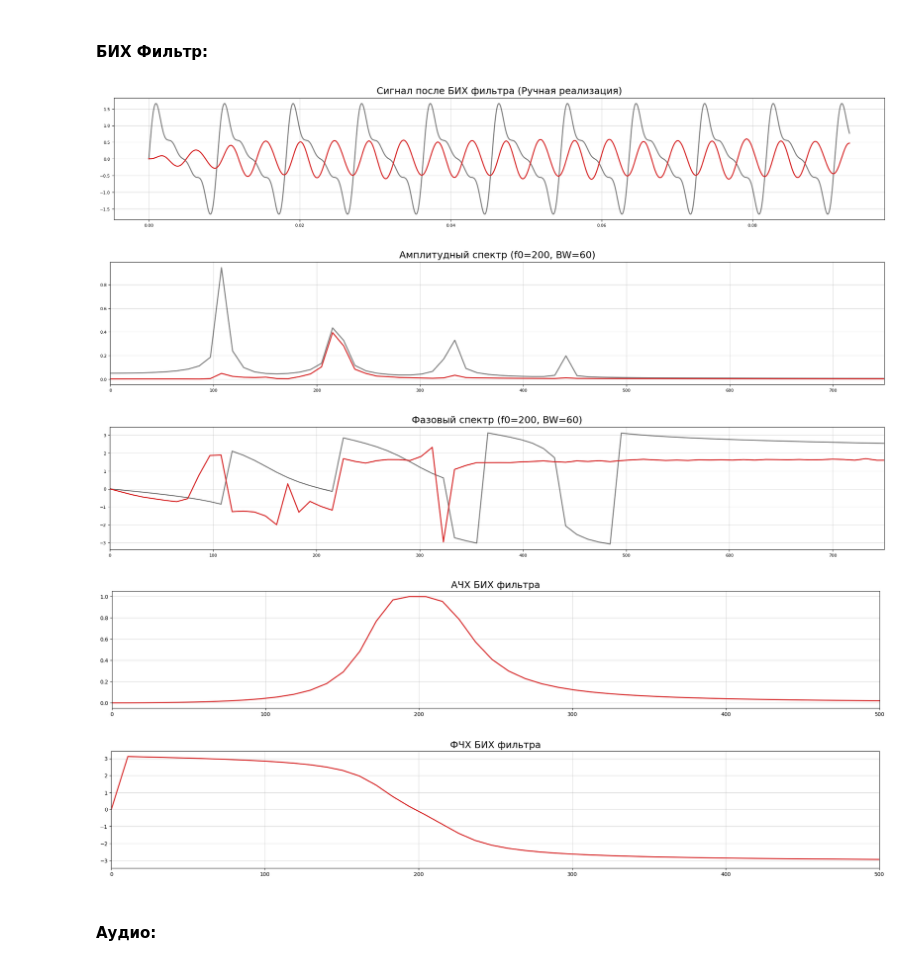
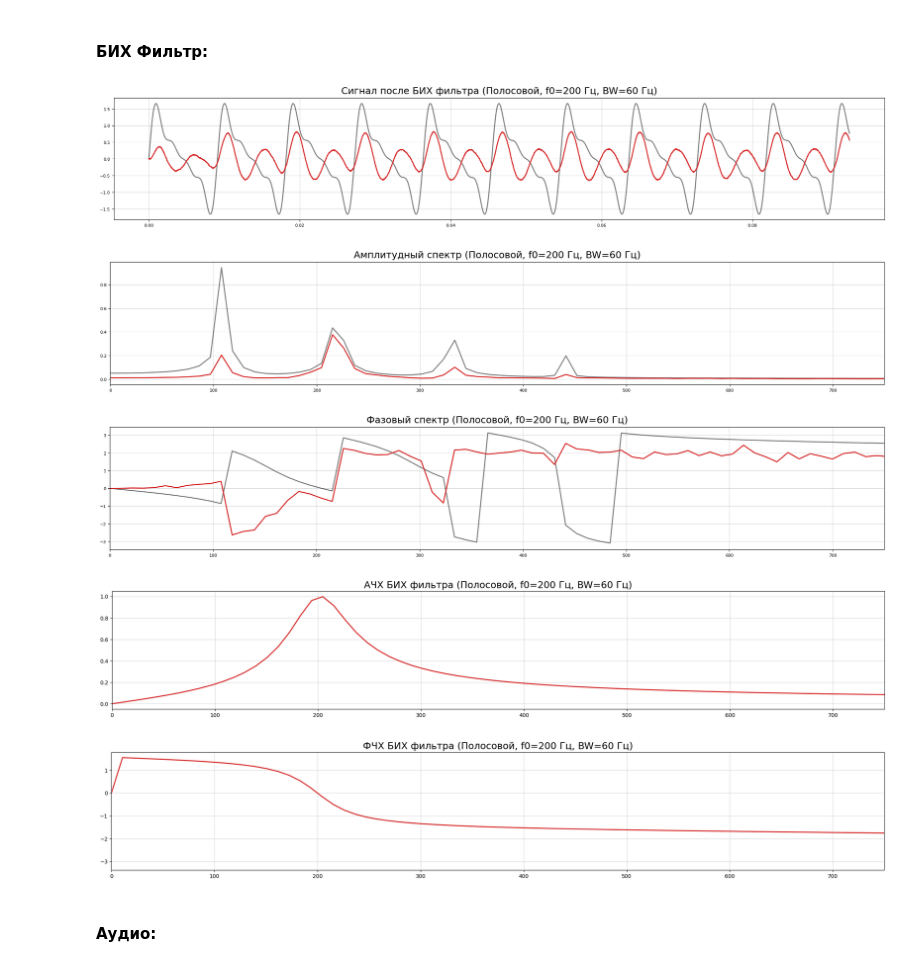
Before and after one commit to Phoug/DSaIP, a Jupyter notebook: lab02.ipynb, the cells around one changed output. Drawn from its saved outputs; the diff is of its cells as text; code cells hidden in the pictures.

```diff
--- a/lab02.ipynb
+++ b/lab02.ipynb
@@ -178,52 +253,33 @@ draw_characteristics(freq_hz_fir, response_mag_fir, response_phase_fir,
 # %%
 f0 = 200
 bw = 60
 f_low = f0 - bw/2
 f_high = f0 + bw/2
 
-b_iir, a_iir = signal.butter(2, [f_low, f_high], btype='bandpass', fs=fs)
+b_iir, a_iir = iir_narrowband(f0, bw, fs)
+y_iir = apply_iir(x_noisy, b_iir, a_iir)
 
-def apply_iir_manual(x_in, b, a):
-    M = len(b)
-    N = len(a)
-    L = len(x_in)
-    y = np.zeros(L)
-
-    for n in range(L):
-        for i in range(M):
-            if n - i >= 0:
-                y[n] += b[i] * x_in[n - i]
-
-        for j in range(1, N):
-            if n - j >= 0:
-                y[n] -= a[j] * y[n - j]
-
-        y[n] /= a[0]
-    return y
-
-y_iir_manual = apply_iir_manual(x_noisy, b_iir, a_iir)
-
-Y_fft_iir = fft(y_iir_manual)
+Y_fft_iir = my_fft(y_iir)
 mag_iir = 2 * np.abs(Y_fft_iir[:N_plot//2]) / N_plot
 phase_iir = np.angle(Y_fft_iir[:N_plot//2])
 
-w, h_freq = signal.freqz(b_iir, a_iir, worN=N_plot//2)
+w, h_freq = freqz(b_iir, a_iir, worN=N_plot//2)
 response_mag_iir = np.abs(h_freq)
 response_phase_iir = np.angle(h_freq)
 freq_hz_iir = w * fs / (2 * np.pi)
 
-draw_comparison_plot(t_plot, x, y_iir_manual, f"Сигнал после БИХ фильтра (Полосовой, f0={f0} Гц, BW={bw} Гц)")
+draw_comparison_plot(t_plot, x, y_iir, f"Сигнал после БИХ фильтра (Полосовой, f0={f0} Гц, BW={bw} Гц)")
 draw_comparison_plot(freq[:N_plot//2], mag, mag_iir, f"Амплитудный спектр (Полосовой, f0={f0} Гц, BW={bw} Гц)", x_lim=750)
 draw_comparison_plot(freq[:N_plot//2], phase, phase_iir, f"Фазовый спектр (Полосовой, f0={f0} Гц, BW={bw} Гц)", x_lim=750)
 draw_characteristics(freq_hz_iir, response_mag_iir, response_phase_iir,
                      f"АЧХ БИХ фильтра (Полосовой, f0={f0} Гц, BW={bw} Гц)",
-                     f"ФЧХ БИХ фильтра (Полосовой, f0={f0} Гц, BW={bw} Гц)", x_lim=500)
+                     f"ФЧХ БИХ фильтра (Полосовой, f0={f0} Гц, BW={bw} Гц)", x_lim=750)
 # %% [output]
-[figure, old version]
+[figure, new version]
-[figure, old version]
+[figure, new version]
-[figure, old version]
+[figure, new version]
-[figure, old version]
+[figure, new version]
-[figure, old version]
+[figure, new version]
 # %% [markdown]
 #### Аудио:
 # %%
```
Also changed, not shown: parts of 7 cells of this notebook.
